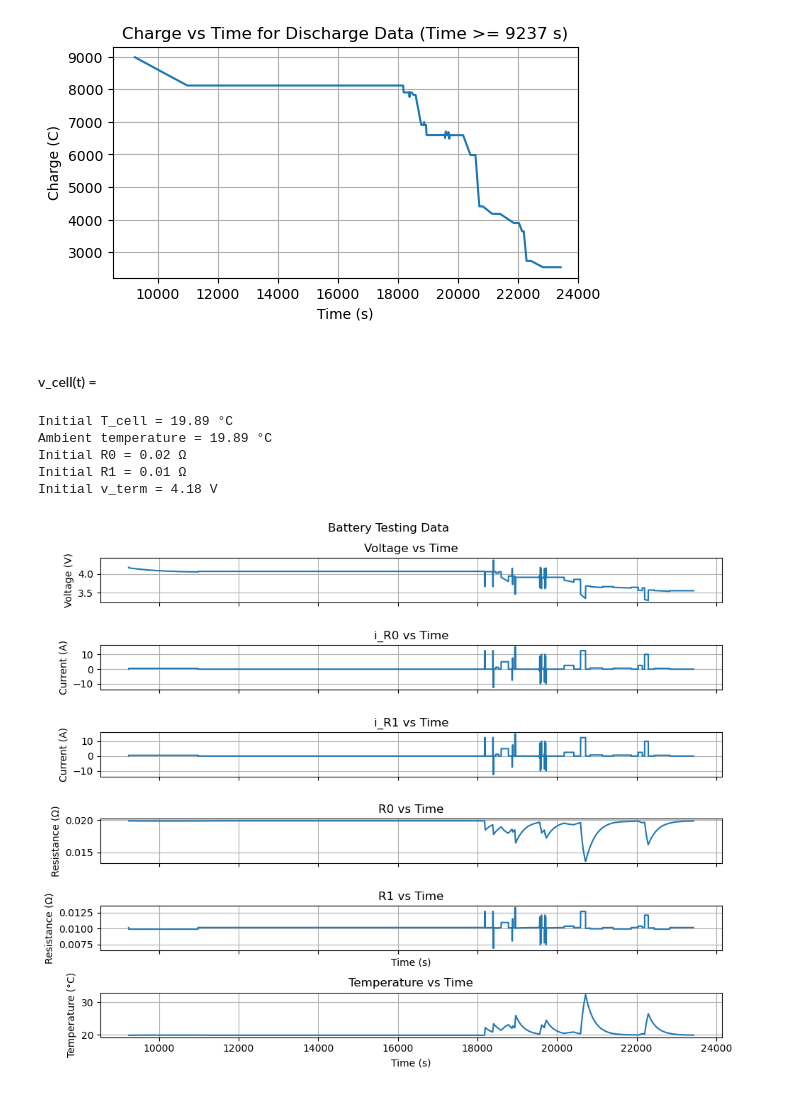
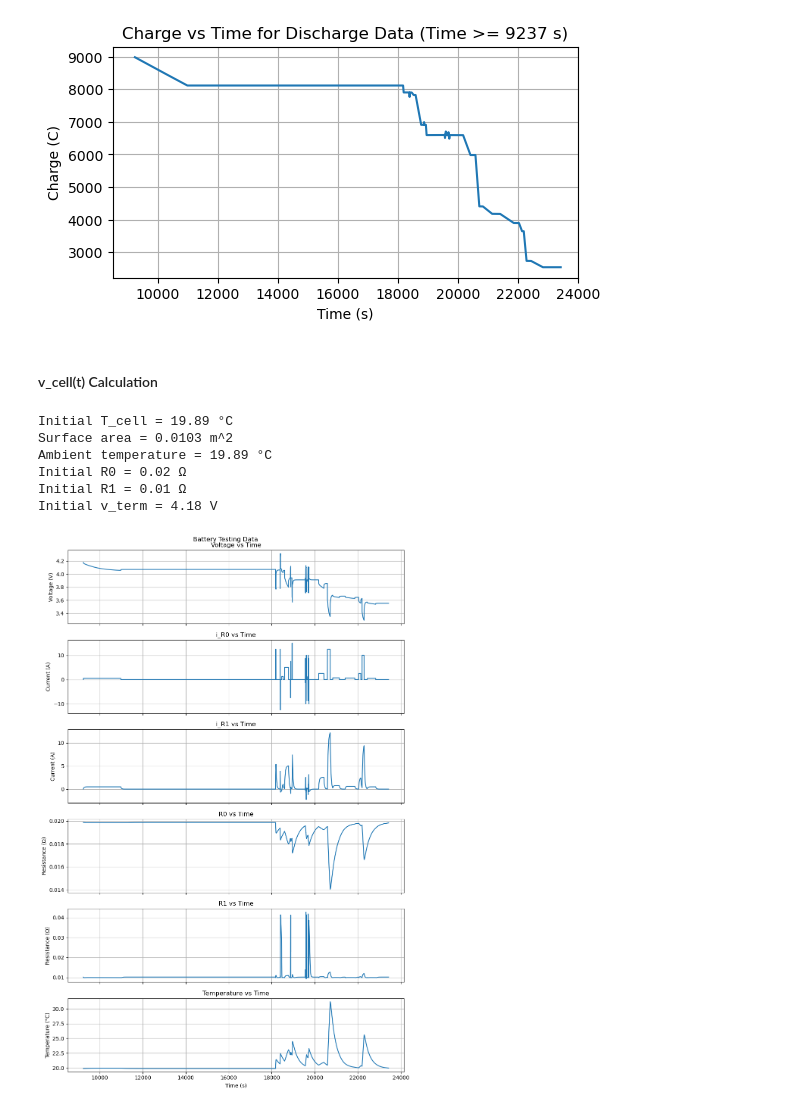
Before and after one commit to ryanlleung/FCTT-Project-3, a Jupyter notebook: part3.ipynb, the cells around one changed output. Drawn from its saved outputs; the diff is of its cells as text; code cells hidden in the pictures.

```diff
--- a/part3.ipynb
+++ b/part3.ipynb
@@ -192,7 +192,7 @@ Starting SOC: 99.83 % at 4.18 V
 Starting charge: 8984.37 C
 [figure]
 # %% [markdown]
-#### v_cell(t) =
+#### v_cell(t) Calculation
 # %%
 # Find initial temperature of cell
 T_cell = np.zeros(len(BT_discharge))
@@ -204,7 +204,7 @@ R0_T0 = 0.01987 # Ω
 E0 = -22693
 
 R1_0AT0 = 0.035 # Ω
-C1 = 2.814 # kF
+C1 = 2901 # F
 b = -0.6658
 c = 0.09784
 d = 0.00023
@@ -213,8 +213,9 @@ E1 = -27887
 m = 0.042 # kg
 cv = 825 # J/kgK
 
-h = 15.7619 # W/m^2K
+h = 13.22601 # W/m^2K
 A = 0.018*np.pi*0.065 + 2*np.pi*0.065**2/4  # m^2 (surface area of 18650 battery)
+print(f'Surface area = {np.round(A, 4)} m^2')
 T_amb = np.mean(BT_DATA['Temperature'][5000:9237]) + 273.15 # K
 print(f'Ambient temperature = {np.round(T_amb - 273.15, 2)} °C')
 
@@ -251,7 +252,7 @@ for i in range(0, len(BT_discharge) - 1):
     v_term[i+1] = OCV_array[i+1] - i_R1[i+1]*R1[i+1] - i_R0[i+1]*R0[i+1]
 
 # plot data
-fig, axs = plt.subplots(6, 1, figsize=(10, 8), sharex=True)
+fig, axs = plt.subplots(6, 1, figsize=(10, 15), sharex=True)
 
 axs[0].plot(BT_discharge['Time (s)'], v_term, label='v_term')
 axs[0].set_ylabel('Voltage (V)')
@@ -262,32 +263,32 @@ axs[1].set_ylabel('Current (A)')
 axs[1].set_title('i_R0 vs Time')
 
 axs[2].plot(BT_discharge['Time (s)'], i_R1, label='i_R1')
 axs[2].set_ylabel('Current (A)')
 axs[2].set_title('i_R1 vs Time')
 
 axs[3].plot(BT_discharge['Time (s)'], R0, label='R0')
 axs[3].set_ylabel('Resistance (Ω)')
 axs[3].set_title('R0 vs Time')
 
 axs[4].plot(BT_discharge['Time (s)'], R1, label='R1')
-axs[4].set_xlabel('Time (s)')
 axs[4].set_ylabel('Resistance (Ω)')
 axs[4].set_title('R1 vs Time')
 
 axs[5].plot(BT_discharge['Time (s)'], T_cell-273.15, label='T_cell')
 axs[5].set_xlabel('Time (s)')
 axs[5].set_ylabel('Temperature (°C)')
 axs[5].set_title('Temperature vs Time')
 
 for ax in axs:
     ax.grid(True)
 plt.suptitle('Battery Testing Data')
 plt.tight_layout()
 plt.show()
 # %% [output]
 Initial T_cell = 19.89 °C
+Surface area = 0.0103 m^2
 Ambient temperature = 19.89 °C
 Initial R0 = 0.02 Ω
 Initial R1 = 0.01 Ω
 Initial v_term = 4.18 V
-[figure, old version]
+[figure, new version]
```
Also changed, not shown: parts of 8 cells of this notebook, 4 other files.
